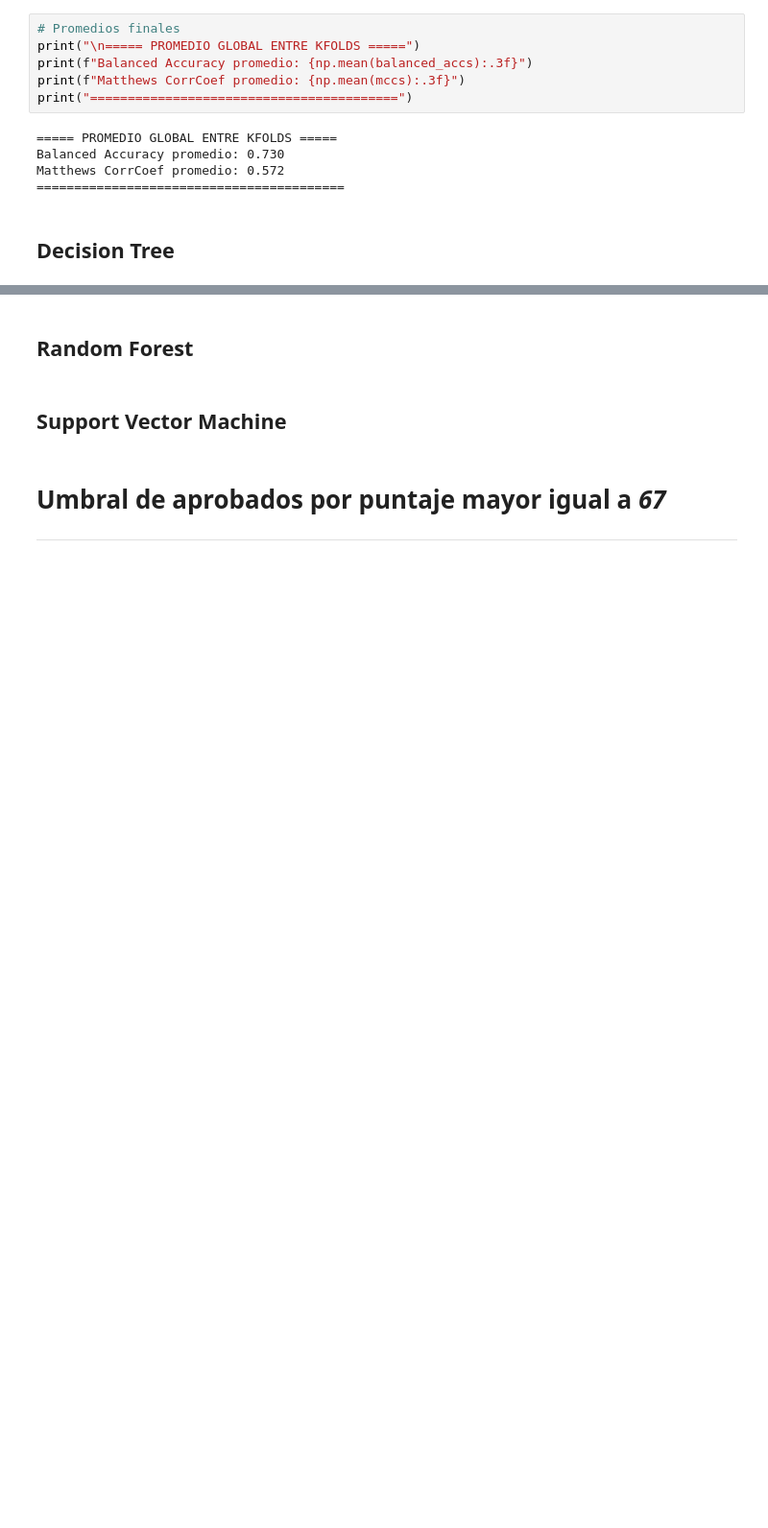
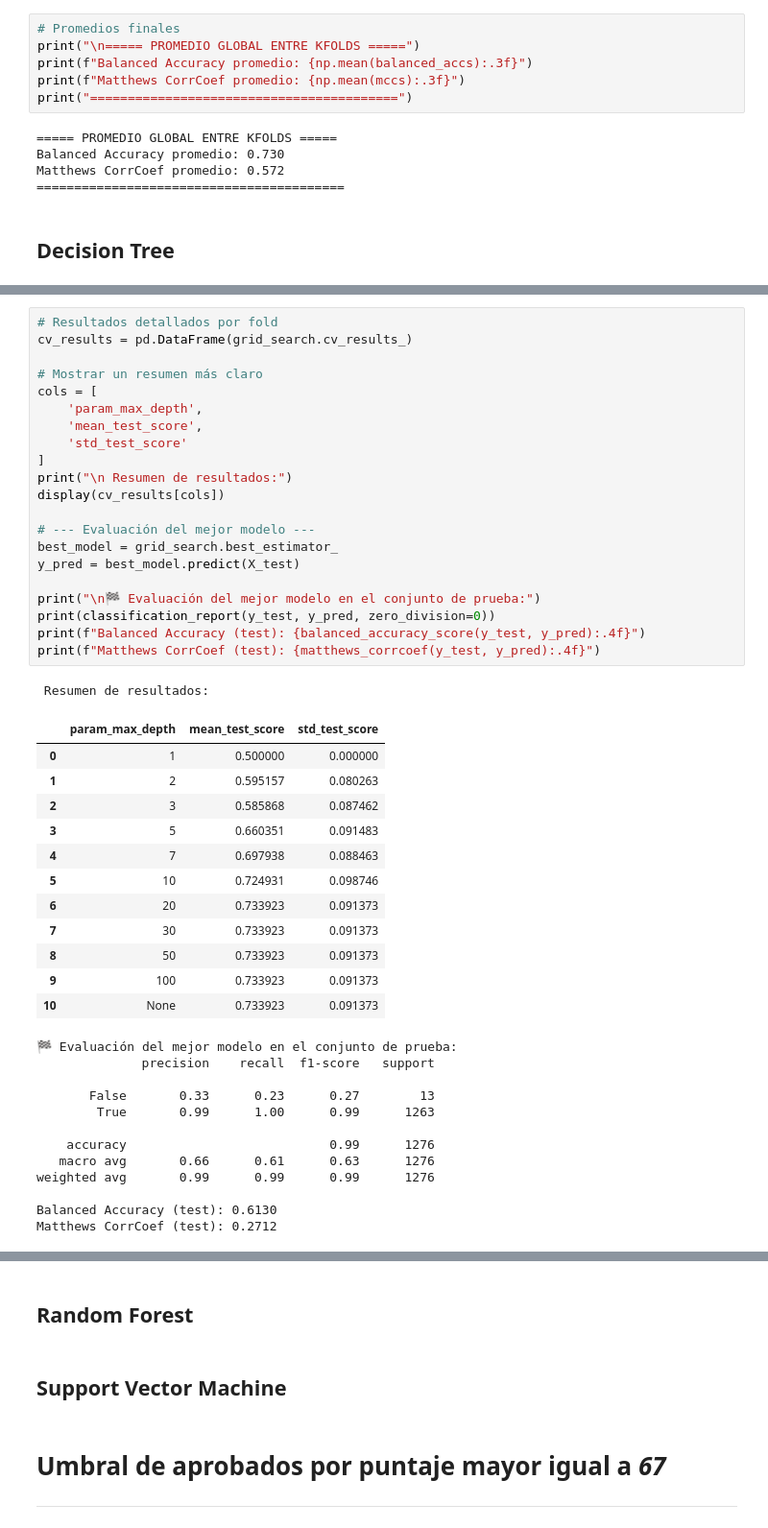
Before and after one commit to JeiGeek/ia1-LosPandas-prediccion_rendimiento_estudiantil, a Jupyter notebook: 02_Supervised_learning.ipynb, the cells around one changed output, grey strips where cells are left out. Shown at 96% size. Drawn from its saved outputs; the diff is of its cells as text; blank space fills up the shorter version.

```diff
--- a/02_Supervised_learning.ipynb
+++ b/02_Supervised_learning.ipynb
@@ -271 +298,48 @@ Fitting 5 folds for each of 7 candidates, totalling 35 fits
+# %%
+# Resultados detallados por fold
+cv_results = pd.DataFrame(grid_search.cv_results_)
+
+# Mostrar un resumen más claro
+cols = [
+    'param_max_depth',
+    'mean_test_score',
+    'std_test_score'
+]
+print("\n Resumen de resultados:")
+display(cv_results[cols])
+
+# --- Evaluación del mejor modelo ---
+best_model = grid_search.best_estimator_
+y_pred = best_model.predict(X_test)
+
+print("\n🏁 Evaluación del mejor modelo en el conjunto de prueba:")
+print(classification_report(y_test, y_pred, zero_division=0))
+print(f"Balanced Accuracy (test): {balanced_accuracy_score(y_test, y_pred):.4f}")
+print(f"Matthews CorrCoef (test): {matthews_corrcoef(y_test, y_pred):.4f}")
+# %% [output]
+ Resumen de resultados:
+|  | param_max_depth | mean_test_score | std_test_score |
+| 0 | 1 | 0.500000 | 0.000000 |
+| 1 | 2 | 0.595157 | 0.080263 |
+| 2 | 3 | 0.585868 | 0.087462 |
+| 3 | 5 | 0.660351 | 0.091483 |
+| 4 | 7 | 0.697938 | 0.088463 |
+| 5 | 10 | 0.724931 | 0.098746 |
+| 6 | 20 | 0.733923 | 0.091373 |
+| 7 | 30 | 0.733923 | 0.091373 |
+| 8 | 50 | 0.733923 | 0.091373 |
+| 9 | 100 | 0.733923 | 0.091373 |
+| 10 | None | 0.733923 | 0.091373 |
+🏁 Evaluación del mejor modelo en el conjunto de prueba:
+              precision    recall  f1-score   support
+
+       False       0.33      0.23      0.27        13
+        True       0.99      1.00      0.99      1263
+
+    accuracy                           0.99      1276
+   macro avg       0.66      0.61      0.63      1276
+weighted avg       0.99      0.99      0.99      1276
+
+Balanced Accuracy (test): 0.6130
+Matthews CorrCoef (test): 0.2712
 # %%
```
Also changed, not shown: parts of 6 cells of this notebook.
